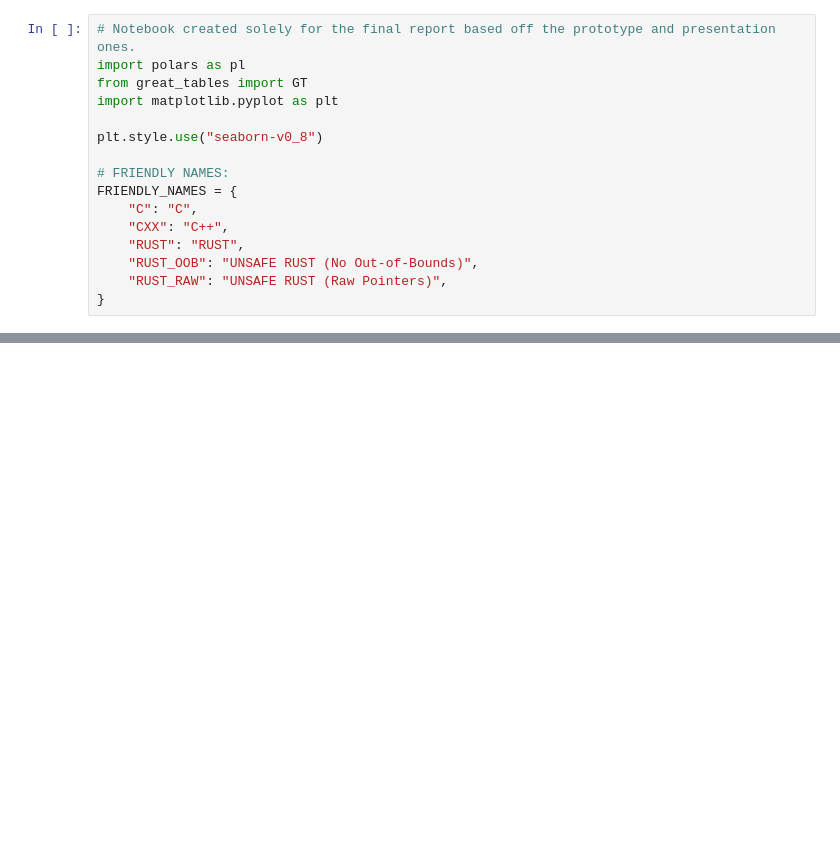
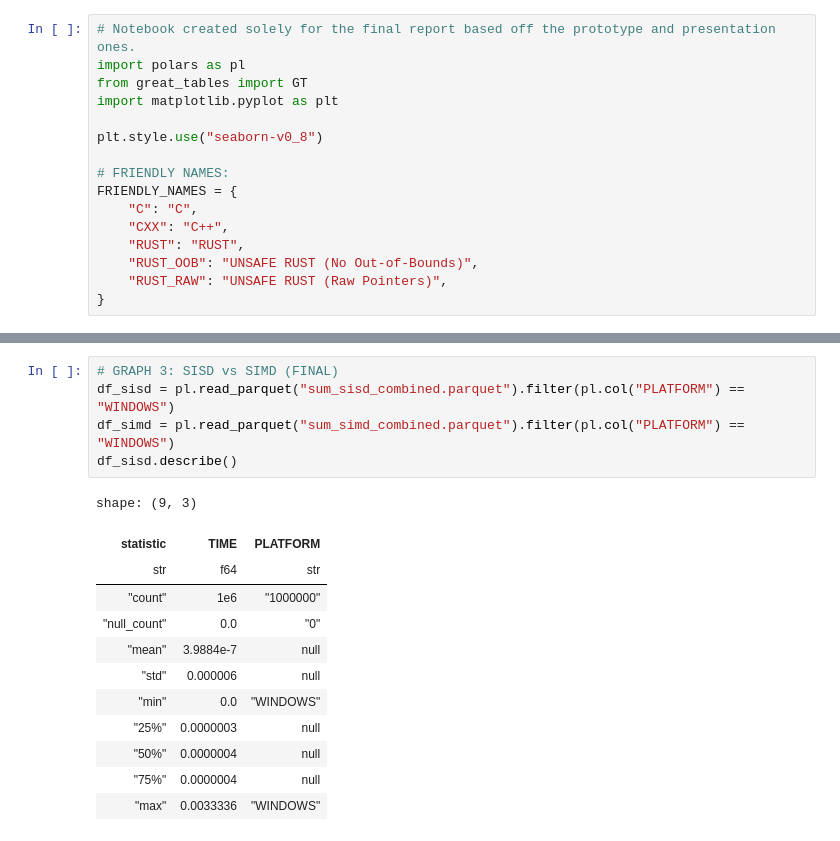
Before and after one commit to denmarkx/rust-performance-analysis, a Jupyter notebook: benchmark_data/final_report_notebook.ipynb, the cells around one changed output, grey strips where cells are left out. Saved outputs shown, nothing was run; the diff lists cells and outputs as text; blank space fills up the shorter version.

```diff
--- a/benchmark_data/final_report_notebook.ipynb
+++ b/benchmark_data/final_report_notebook.ipynb
@@ -81,0 +77,18 @@ PathPatch6((0, 2.05) ...)
+# %%
+# GRAPH 3: SISD vs SIMD (FINAL)
+df_sisd = pl.read_parquet("sum_sisd_combined.parquet").filter(pl.col("PLATFORM") == "WINDOWS")
+df_simd = pl.read_parquet("sum_simd_combined.parquet").filter(pl.col("PLATFORM") == "WINDOWS")
+df_sisd.describe()
+# %% [output]
+shape: (9, 3)
+| statistic | TIME | PLATFORM |
+| str | f64 | str |
+| "count" | 1e6 | "1000000" |
+| "null_count" | 0.0 | "0" |
+| "mean" | 3.9884e-7 | null |
+| "std" | 0.000006 | null |
+| "min" | 0.0 | "WINDOWS" |
+| "25%" | 0.0000003 | null |
+| "50%" | 0.0000004 | null |
+| "75%" | 0.0000004 | null |
+| "max" | 0.0033336 | "WINDOWS" |
```
Also changed, not shown: parts of 3 cells of this notebook, 2 other files.
